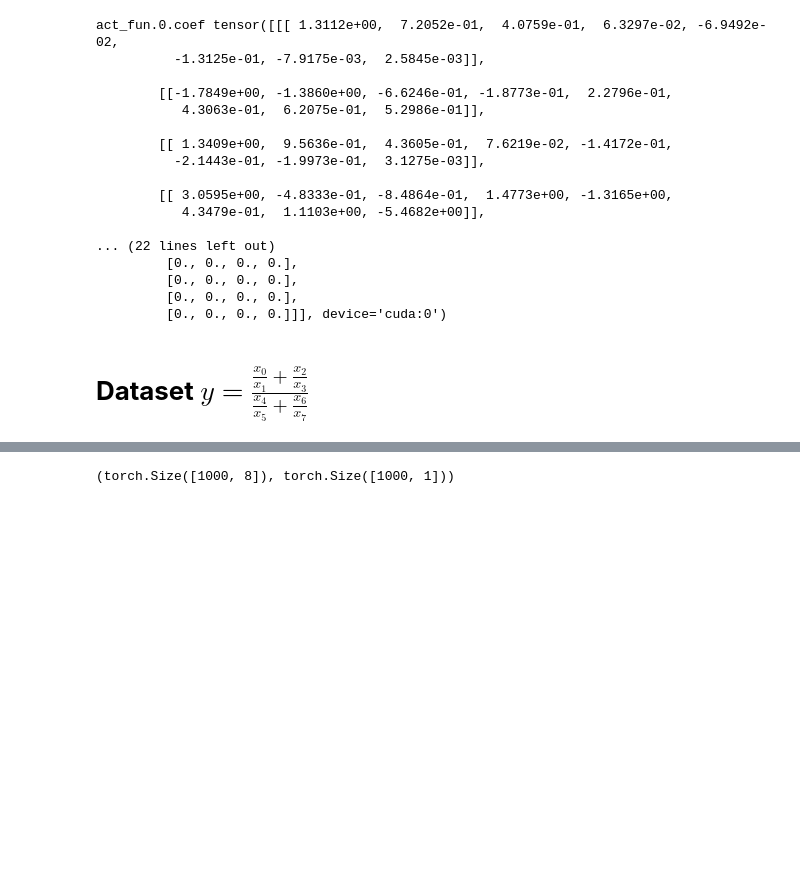
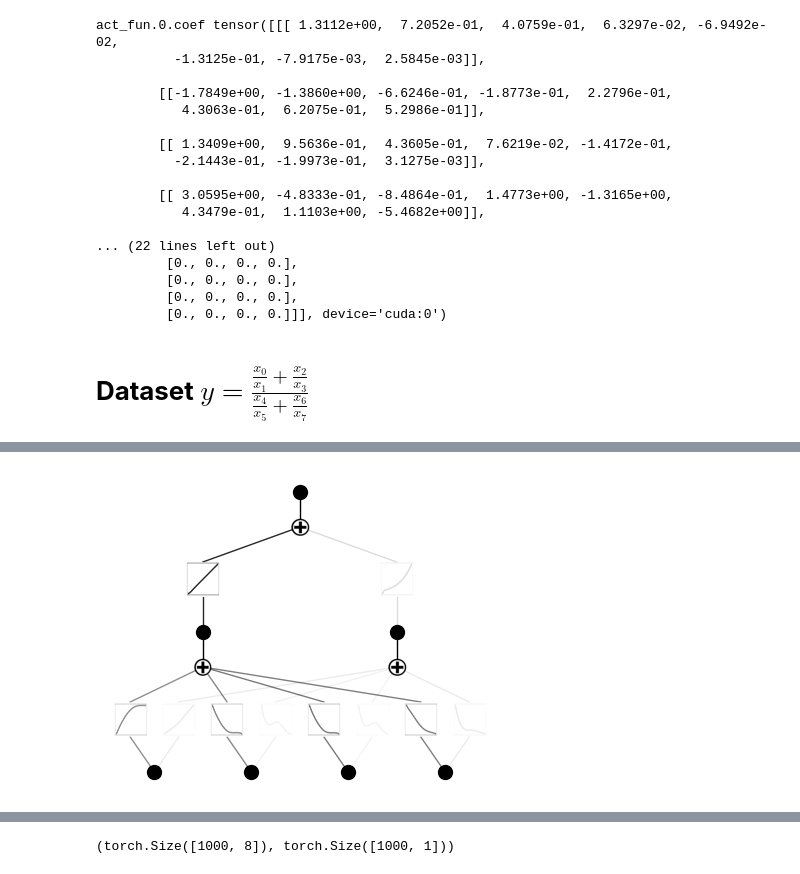
Before and after one commit to shdaig/NexusAriadne, a Jupyter notebook: kan_prod_group.ipynb, the cells around one changed output, grey strips where cells are left out. Saved outputs shown, nothing was run; the diff lists cells and outputs as text; code cells hidden in the pictures; blank space fills up the shorter version.

```diff
--- a/kan_prod_group.ipynb
+++ b/kan_prod_group.ipynb
@@ -225,0 +512,4 @@ act_fun.0.coef tensor([[[ 1.3112e+00,  7.2052e-01,  4.0759e-01,  6.3297e-02, -6.
+# %%
+model.plot()
+# %% [output]
+[figure, added]
```
Also changed, not shown: parts of 30 cells of this notebook, 1 other file.
